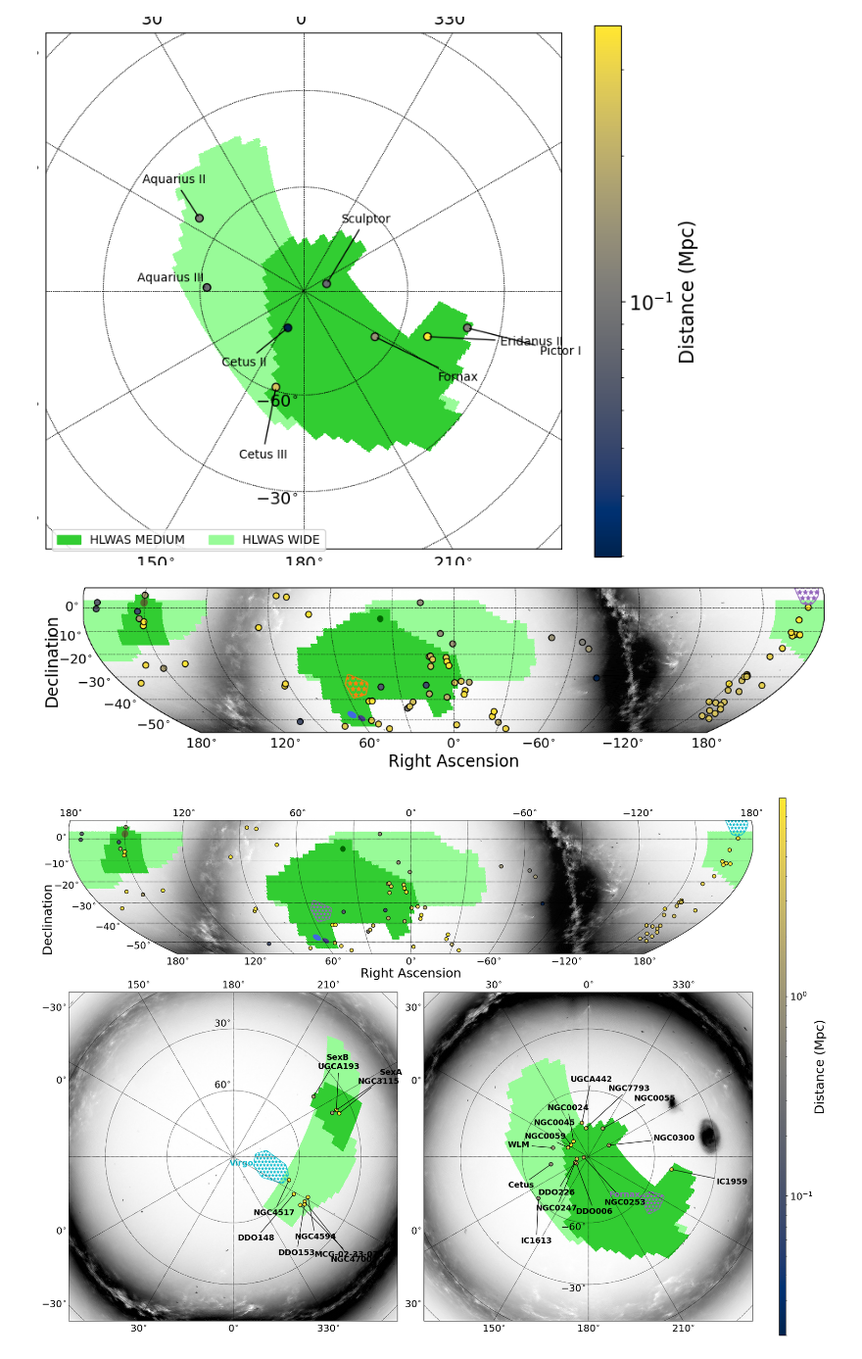
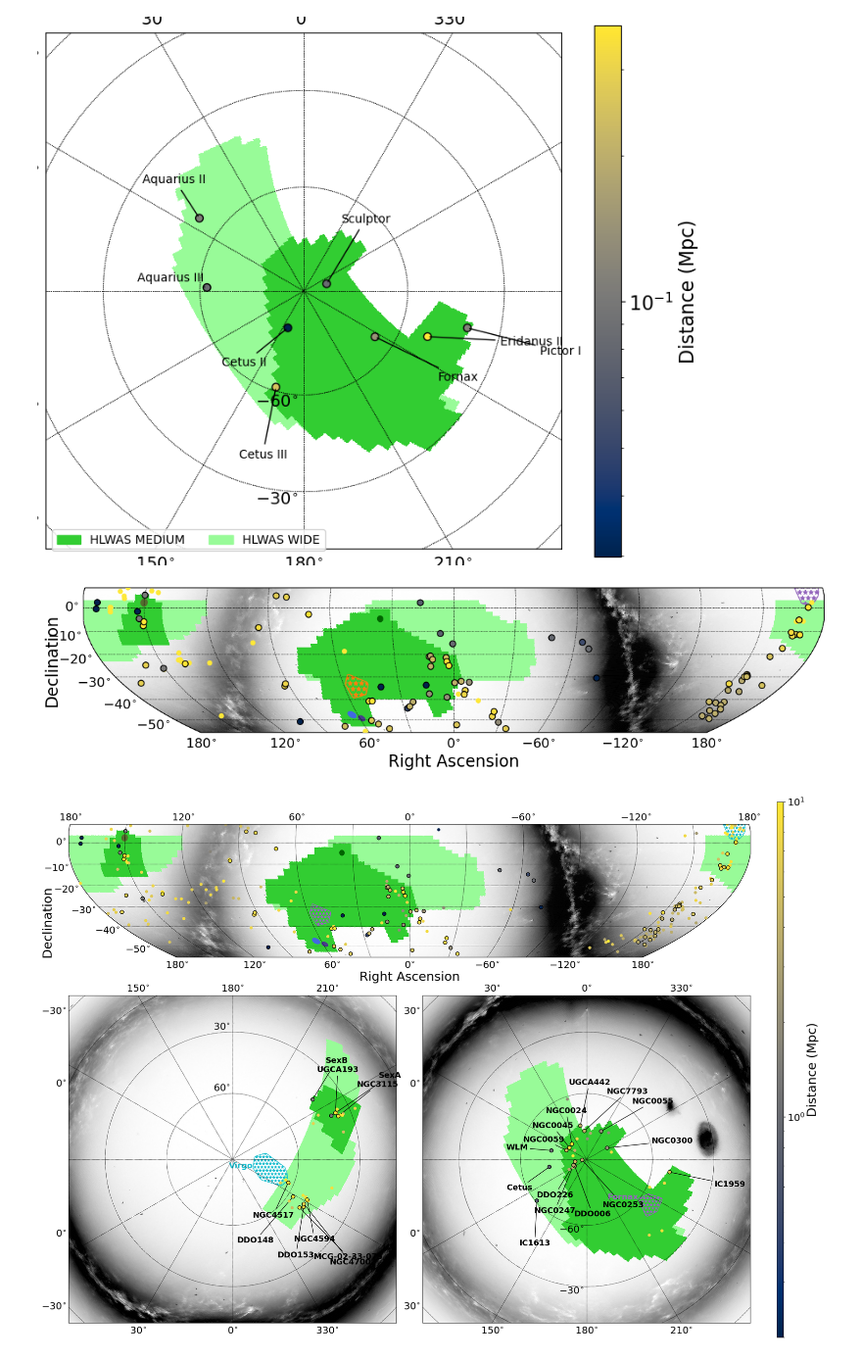
Before and after one commit to Dynamics-Penn/roman-nearfield, a Jupyter notebook: notebooks/ccs_footprints_nbgs.ipynb, the cells around one changed output. Shown at 98% size. Drawn from its saved outputs; the diff is of its cells as text; code cells hidden in the pictures.

Commit message:
code to add small nearby galaxies to plot

```diff
--- a/notebooks/ccs_footprints_nbgs.ipynb
+++ b/notebooks/ccs_footprints_nbgs.ipynb
@@ -312,10 +310,10 @@ def read_galaxies_all(dmax = 10*u.Mpc):
 
     import pandas as pd
     #read and process the table
-    nbg_all=pd.read_csv(DATA_DIR / 'nbg.csv')
+    nbg_all=pd.read_csv(DATA_DIR / 'nbgs.csv')
     ras = nbg_all['RAJ2000'].values*u.deg
     decs = nbg_all['DEJ2000'].values*u.deg
-    dsel = nbg_all['D (Mpc)']>dmax.to(u.Mpc)
+    dsel = nbg_all['D (Mpc)']<dmax.to(u.Mpc)
     nbgs_all= astropy.coordinates.SkyCoord(ras[dsel],decs[dsel])
 
     return nbg_all[dsel], nbgs_all
@@ -492,15 +490,52 @@ def plot_polar_projection_new(fp, gals, glist, whichpole, glabels=None, alph=1.0
 
     plt.tight_layout(h_pad=0.1,w_pad=0.1)
     return sp, cbh
+# %%
+def add_extra_galaxies(sp, cbh=None, nbg_coords=None, dists=None, glist=None, radec=False, dmax=10*u.Mpc):
+    """
+    adds nonlabeled galaxies out to distance dmax to plot with handle sp and scalar mappable cbh
+    if the coordinates are not supplied they will be read using read_galaxies_all()
+    if coordinates are supplied but not distances, or no mappable is supplied, galaxies will be plotted as small gray dots
+    if both coords and distances are supplied (or neither), galaxies will be plotted with color ~ log(distance)
+    radec=False produces a plot in Galactic coordinates
+
+    """
+    if nbg_coords is None:
+        nbg, nbg_coords = read_galaxies_all(dmax=dmax)
+        dists = nbg['D (Mpc)']
+    if glist is None:
+        nbg_to_plot = nbg_coords
+        dists_to_plot = dists
+    else:
+        nbg_to_plot = nbg_coords[glist]
+    if dists is None or cbh is None:  #just plot gray dots
+        if radec:
+            sp.plot(nbg_to_plot.ra.value, nbg_to_plot.dec.value, 'o', mfc='gray', mec='none', size=2,zorder=95)
+        else:
+            sp.plot(nbg_to_plot.galactic.l.value, nbg_to_plot.galactic.b.value, 'o', mfc='gray', mec='none', size=2,zorder=95)
+        return sp
+    else: #plot smaller than labeled galaxies, with colorscale and colormap pulled from the provided scalar mappable
+        norm = cbh.norm
+        cmap= cbh.get_cmap()
+        if glist is not None:
+            dists_to_plot = dists[glist]
+        if radec:
+                cbh = sp.scatter(nbg_to_plot.ra.value, nbg_to_plot.dec.value, c=dists_to_plot,  edgecolors= "none", cmap=cmap, norm=norm, s=30,zorder=95)
+        else:
+                cbh = sp.scatter(nbg_to_plot.galactic.l.value, nbg_to_plot.galactic.b.value, c=dists_to_plot,  edgecolors= "none", cmap=cmap, norm=norm, s=30,zorder=95)
+        return sp, cbh
 # %% [markdown]
 ## Plotting
 # %%
 combined_map_gal = get_footprint()
 # %%
 nbgs, nbg_coords = read_galaxies()
+nbgs_all, nbg_coords_all = read_galaxies_all(dmax=10*u.Mpc)
 nbglm = read_satellites()
 # %%
 nbgs_in_hlwas_north, nbgs_in_hlwas_south = select_galaxies_in_footprint(combined_map_gal, nbg_coords, nbgs)
 # %% [output]
 10 galaxies in northern footprint
 15 galaxies in southern footprint
+# %%
+nbgs_in_hlwas_north_all, nbgs_in_hlwas_south_all = select_galaxies_in_footprint(combined_map_gal, nbg_coords_all, nbgs_all)
@@ -660,7 +698,8 @@ sp.circle(euclid_s_deep.ra.value, euclid_s_deep.dec.value, 2.5/2, label='HLTDS E
 sp.circle(hlwas_cosmos.ra.value, hlwas_cosmos.dec.value, 3.1/2, label='HLWAS DEEP COSMOS', alpha=alph, fill=True, color='darkolivegreen')
 sp.circle(hlwas_xmm.ra.value, hlwas_xmm.dec.value, 2.5/2, label='HLWAS DEEP XMM-LSS', alpha=alph, color='darkgreen', fill=True)
 
-plot_galaxies(sp,radec=True)
+cbh=plot_galaxies(sp,radec=True)
+sp, cbh = add_extra_galaxies(sp, cbh, radec=True)
 
 sp.ax.add_patch(mpatches.PathPatch(mpath.Path(sp.ax.projection.transform_points(*tuple(vhull_buffer_poly_path.T))), facecolor='tab:purple', edgecolor="tab:purple", fill=False, hatch='**'))
 sp.ax.add_patch(mpatches.PathPatch(mpath.Path(sp.ax.projection.transform_points(*tuple(fhull_buffer_poly_path.T))), facecolor='tab:orange', edgecolor="tab:orange", fill=False, hatch='**'))
@@ -689,7 +728,7 @@ sp.ax.tick_params(axis="y", labelsize=14)
 
 plt.show();
 # %% [output]
-[figure, old version]
+[figure, new version]
 # %%
 fig = plt.figure(10, figsize=(18, 14))
 gs = plt.GridSpec(2, 3, height_ratios=[1, 2], width_ratios=[1, 1, 0.02])
@@ -746,6 +785,7 @@ sp.circle(hlwas_cosmos.ra.value, hlwas_cosmos.dec.value, 3.1/2, label='HLWAS DEE
 sp.circle(hlwas_xmm.ra.value, hlwas_xmm.dec.value, 2.5/2, label='HLWAS DEEP XMM-LSS', alpha=alph, color='darkgreen', fill=True)
 
 scatter_cel = plot_galaxies(sp,radec=True)
+sp, scatter_cel = add_extra_galaxies(sp, scatter_cel, radec=True)
 
 sp.ax.add_patch(mpatches.PathPatch(mpath.Path(sp.ax.projection.transform_points(*tuple(vhull_buffer_poly_path.T))), facecolor=v_color, edgecolor=v_color, fill=False, hatch='**'))
 sp.ax.add_patch(mpatches.PathPatch(mpath.Path(sp.ax.projection.transform_points(*tuple(fhull_buffer_poly_path.T))), facecolor=f_color, edgecolor=f_color, fill=False, hatch='**'))
@@ -772,6 +812,7 @@ sp_n, scatter_n = plot_polar_projection_new(combined_map_gal,nbgs,
                                  glabels=nbgs['Name'][nbgs_in_hlwas_north],
                                  annotate={'fontweight': 'bold', 'fontsize': 14},
                                  scaled_gmap=scaled_gmap, ax=ax_n, no_legend=True, no_cbar=True)
+sp_n, scatter_n = add_extra_galaxies(sp_n, scatter_n,glist=nbgs_in_hlwas_north_all)
 
 sp_n.ax.tick_params(axis="x", labelsize=ticksize)
 sp_n.ax.tick_params(axis="y", labelsize=ticksize)
@@ -787,31 +828,32 @@ sp_s, scatter_s = plot_polar_projection_new(combined_map_gal,nbgs,
                                  'S',
                                  glabels=nbgs['Name'][nbgs_in_hlwas_south],
                                  annotate={'fontweight': 'bold', 'fontsize': 14},
                                  scaled_gmap=scaled_gmap, ax=ax_s, no_legend=True, no_cbar=True)
+sp_s, scatter_s = add_extra_galaxies(sp_s, scatter_s,glist=nbgs_in_hlwas_south_all)
 
 sp_s.ax.tick_params(axis="x", labelsize=ticksize)
 sp_s.ax.tick_params(axis="y", labelsize=ticksize)
 
 f_patch = sp_s.ax.add_patch(mpatches.PathPatch(mpath.Path(sp_s.ax.projection.transform_points(*tuple(fhull_gal_buffer_poly_path.T))), facecolor=f_color, edgecolor=f_color, fill=False, hatch='**'))
 
 sp_s.ax.text(*tuple(fhull_gal_buffer_poly_path[fhull_gal_buffer_poly_path[:,1].argmin()+3]), 'Fornax', ha='right', color=f_color, fontweight='bold', fontsize=14)
 
 ################################################################
 
 clim = np.percentile(np.hstack([scatter_cel.get_clim(), scatter_n.get_clim(), scatter_s.get_clim()]), [0,100])
 
 scatter_cel.set_clim(clim)
 scatter_n.set_clim(clim)
 scatter_s.set_clim(clim)
 
 cb=plt.colorbar(scatter_cel, cax=ax_cbar)
 cb.set_label(label='Distance (Mpc)', size=labelsize)
 cb.ax.tick_params(labelsize=ticksize)
 
 ################################################################
 
 fig.subplots_adjust(bottom=2*fig.subplotpars.bottom,wspace=2*fig.subplotpars.wspace,hspace=3*fig.subplotpars.hspace)
 
 fig.show()
 # %% [output]
-[figure, old version]
+[figure, new version]
```
Also changed, not shown: parts of 3 cells of this notebook.
